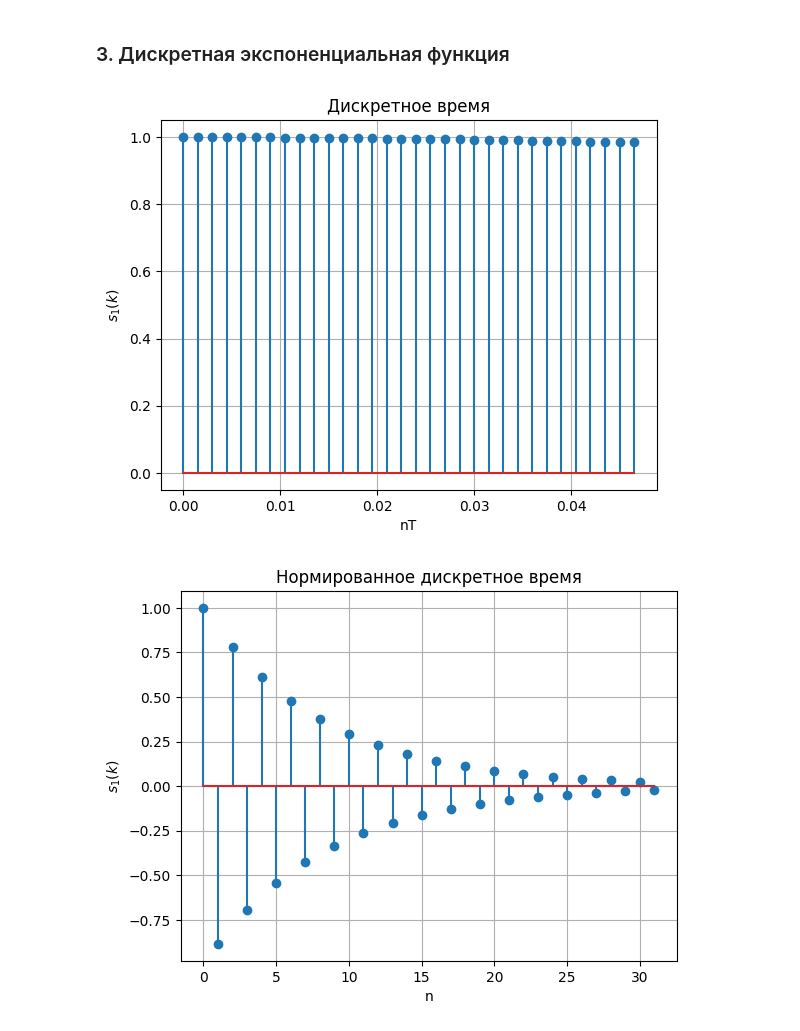
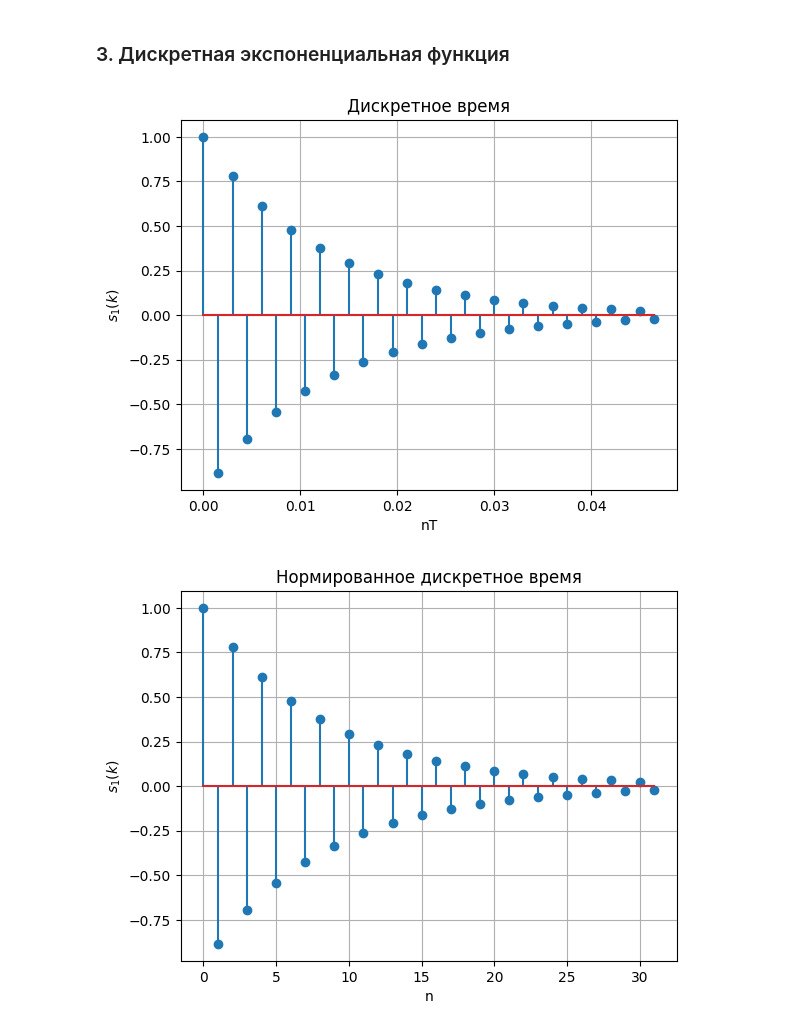
Before and after one commit to the-mvi/dsp-2023, a Jupyter notebook: 0383_Zhelnin_MY_Petrovskaya_ES_Rudakova_YV/task1.ipynb, the cells around one changed output. Drawn from its saved outputs; the diff is of its cells as text; code cells hidden in the pictures.

```diff
--- a/0383_Zhelnin_MY_Petrovskaya_ES_Rudakova_YV/task1.ipynb
+++ b/0383_Zhelnin_MY_Petrovskaya_ES_Rudakova_YV/task1.ipynb
@@ -167,13 +167,13 @@ $f_d = \frac{1}{T} = 666.67$.
 # %%
 def calculate_S1(k_arr, m = 0):
     return [a ** k * (k >= m) for k in k_arr]
 
-plt.stem(t_discrete, np.real(calculate_S1(t_discrete.tolist())))
+plt.stem(t_discrete, np.real(calculate_S1(k.tolist())))
 plt.grid(True)
 plt.title('Дискретное время')
 plt.xlabel('nT')
 plt.ylabel('$s_1(k)$')
 plt.show()
 # %% [output]
-[figure, old version]
+[figure, new version]
 # %%
```
Also changed, not shown: parts of 7 cells of this notebook.
